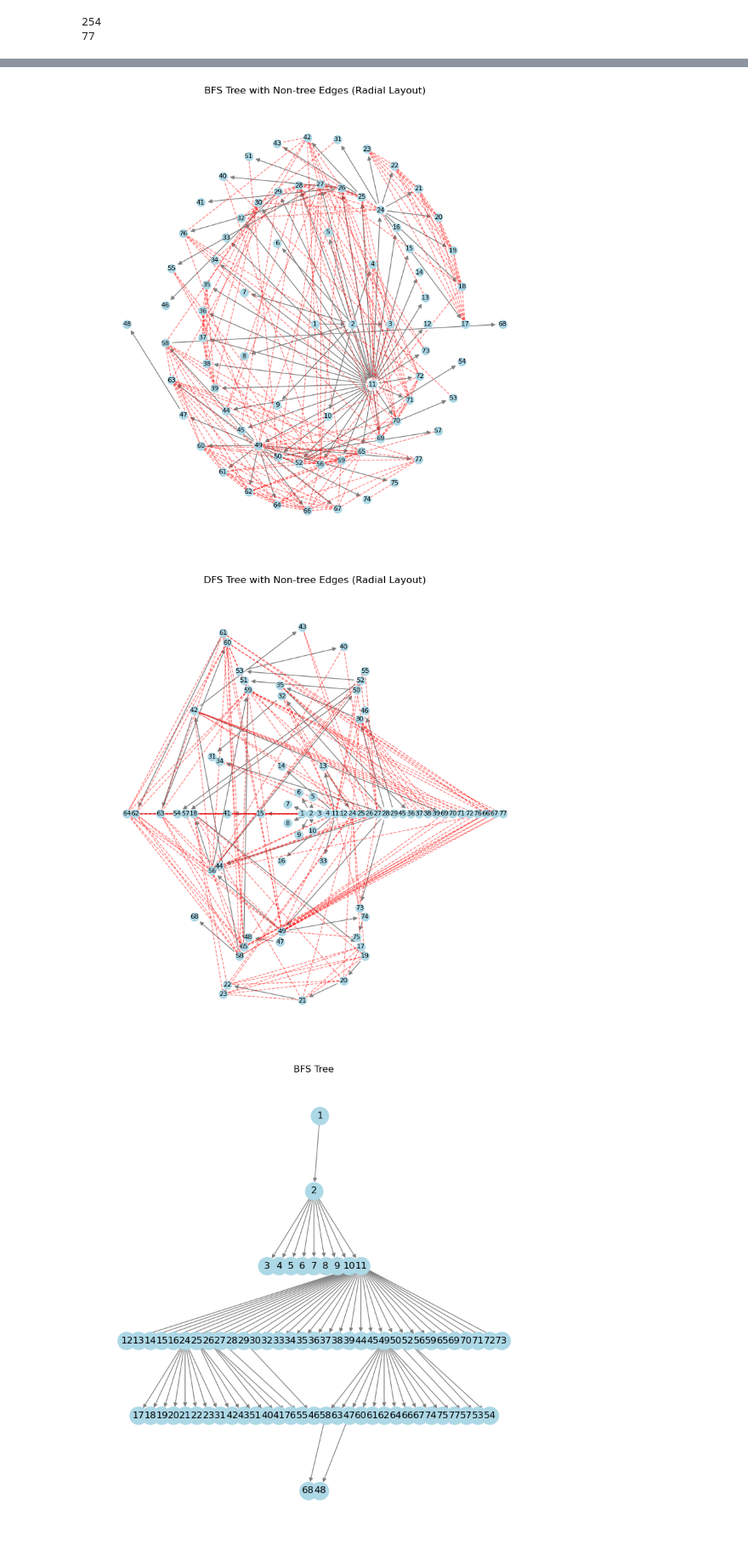
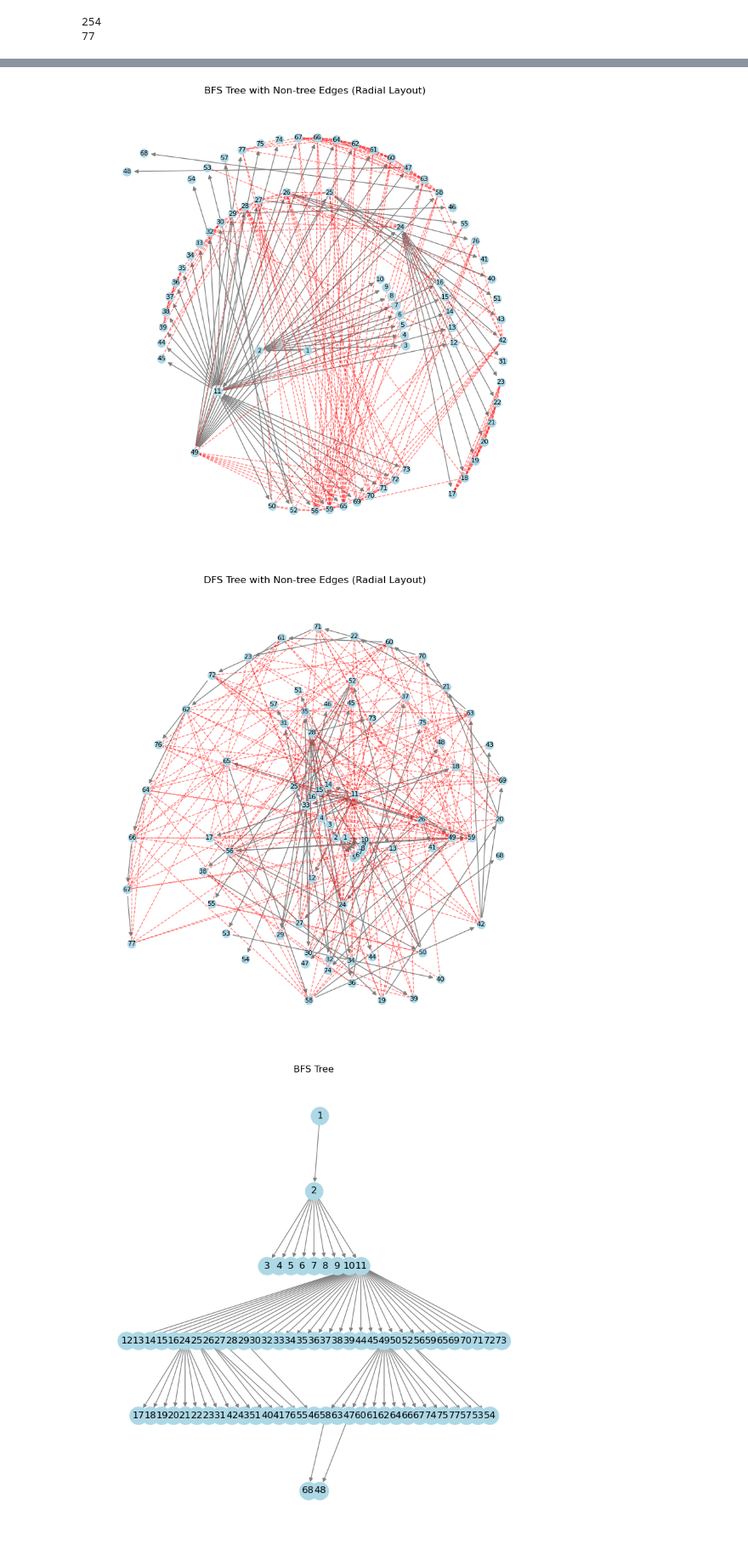
Before and after one commit to mauro-vb/graph-visualization-project, a Jupyter notebook: step 2.ipynb, the cells around one changed output, grey strips where cells are left out. Shown at 85% size. Saved outputs shown, nothing was run; the diff lists cells and outputs as text; code cells hidden in the pictures.

```diff
--- a/step 2.ipynb
+++ b/step 2.ipynb
@@ -191,53 +263,81 @@ plt.show()
 # %%
-def radial_positions_for_all(graph, tree, root, layout, scale=1):
-    # Start with radial positions for the tree
-    pos = radial_positions(tree, root, layout, scale=scale)
+# def radial_positions_for_all(graph, tree, root, layout, scale=1):
+#     # Start with radial positions for the tree
+#     pos = radial_positions(tree, root, layout, scale=scale)
 
-    # Calculate the maximum level used in the radial layout
+#     # Calculate the maximum level used in the radial layout
+#     max_level = max(layout.values())
+
+#     # Ensure all nodes have a position (for isolated nodes not in the tree)
+#     for node in graph.nodes():
+#         if node not in pos:
+#             pos[node] = (0, 0)  # Assign a default position, or place them on an outer circle
+
+#     # Adjust positions of nodes not in the tree
+#     non_tree_nodes = [n for n in graph.nodes() if n not in pos]
+#     if non_tree_nodes:  # Check if non_tree_nodes is not empty to avoid ZeroDivisionError
+#         angle_step = 2 * math.pi / len(non_tree_nodes)
+#         for i, node in enumerate(non_tree_nodes):
+#             angle = i * angle_step
+#             x = (max_level + 1) * scale * math.cos(angle)  # Place outside the tree
+#             y = (max_level + 1) * scale * math.sin(angle)
+#             pos[node] = (x, y)
+
+#     return pos
+
+
+def radial_positions_for_all(graph, tree, root, layout, scale):
+    # First calculate radial positions for the nodes in the tree
+    pos = radial_positions(tree, root, layout, scale)
+
+    # Find the maximum level used in the radial layout
     max_level = max(layout.values())
 
-    # Ensure all nodes have a position (for isolated nodes not in the tree)
-    for node in graph.nodes():
-        if node not in pos:
-            pos[node] = (0, 0)  # Assign a default position, or place them on an outer circle
+    # Position the nodes not in the tree but connected to it
+    connected_non_tree_nodes = [n for n in graph.nodes() if n not in pos and graph.has_edge(n, root)]
+    for node in connected_non_tree_nodes:
+        connected_nodes = list(nx.all_neighbors(graph, node))
+        avg_angle = sum(math.atan2(pos[neigh][1], pos[neigh][0]) for neigh in connected_nodes) / len(connected_nodes)
+        r = (max_level + 2) * scale  # Position them just outside the last tree level
+        pos[node] = (r * math.cos(avg_angle), r * math.sin(avg_angle))
 
-    # Adjust positions of nodes not in the tree
-    non_tree_nodes = [n for n in graph.nodes() if n not in pos]
-    if non_tree_nodes:  # Check if non_tree_nodes is not empty to avoid ZeroDivisionError
-        angle_step = 2 * math.pi / len(non_tree_nodes)
-        for i, node in enumerate(non_tree_nodes):
+    # For isolated nodes, position them on an outer circle
+    isolated_nodes = [n for n in graph.nodes() if n not in pos and not graph.has_edge(n, root)]
+    if isolated_nodes:  # Check if isolated_nodes is not empty
+        angle_step = 2 * math.pi / len(isolated_nodes)
+        for i, node in enumerate(isolated_nodes):
             angle = i * angle_step
-            x = (max_level + 1) * scale * math.cos(angle)  # Place outside the tree
-            y = (max_level + 1) * scale * math.sin(angle)
-            pos[node] = (x, y)
+            r = (max_level + 3) * scale  # Position them further out than the connected non-tree nodes
+            pos[node] = (r * math.cos(angle), r * math.sin(angle))
 
     return pos
 
 
+scale =100
 # Calculate
-bfs_all_pos = radial_positions_for_all(G1, bfs_tree_graph, '1', bfs_layout)
-dfs_all_pos = radial_positions_for_all(G1, dfs_tree_graph, '1', dfs_layout)
+bfs_all_pos = radial_positions_for_all(G1, bfs_tree_graph, '1', bfs_layout[0], scale)
+dfs_all_pos = radial_positions_for_all(G1, dfs_tree_graph, '1', dfs_layout[0], scale)
 
 plt.figure(figsize=(10, 10))
 nx.draw_networkx_nodes(G1, bfs_all_pos, node_size=100, node_color='lightblue')
 nx.draw_networkx_labels(G1, bfs_all_pos, font_size=8)
 nx.draw_networkx_edges(bfs_tree_graph, bfs_all_pos, edgelist=bfs_tree_edges, edge_color='gray')
 nx.draw_networkx_edges(G1, bfs_all_pos, edgelist=non_tree_edges_bfs, edge_color='red', style='dashed', alpha=0.5)
 plt.title('BFS Tree with Non-tree Edges (Radial Layout)')
 plt.axis('off') # Turn off the axis
 plt.show()
 
 plt.figure(figsize=(10, 10))
 nx.draw_networkx_nodes(G1, dfs_all_pos, node_size=100, node_color='lightblue')
 nx.draw_networkx_labels(G1, dfs_all_pos, font_size=8)
 nx.draw_networkx_edges(dfs_tree_graph, dfs_all_pos, edgelist=dfs_tree_edges, edge_color='gray')
 nx.draw_networkx_edges(G1, dfs_all_pos, edgelist=non_tree_edges_dfs, edge_color='red', style='dashed', alpha=0.5)
 plt.title('DFS Tree with Non-tree Edges (Radial Layout)')
 plt.axis('off') # Turn off the axis
 plt.show()
 # %% [output]
-[figure, old version]
+[figure, new version]
-[figure, old version]
+[figure, new version]
 # %%
 def bfs_positions(tree, root):
     levels = layered_tree_layout(tree, root)
```
Also changed, not shown: parts of 6 cells of this notebook.
